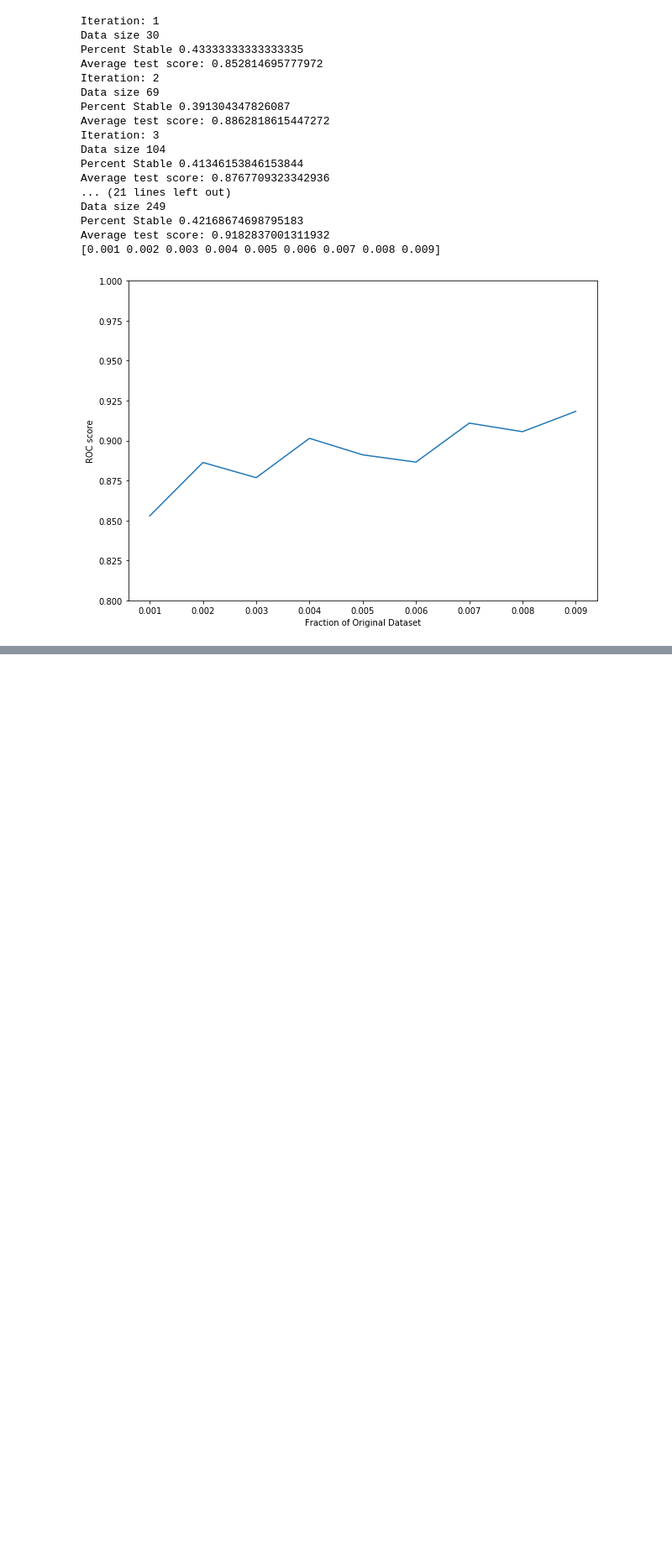
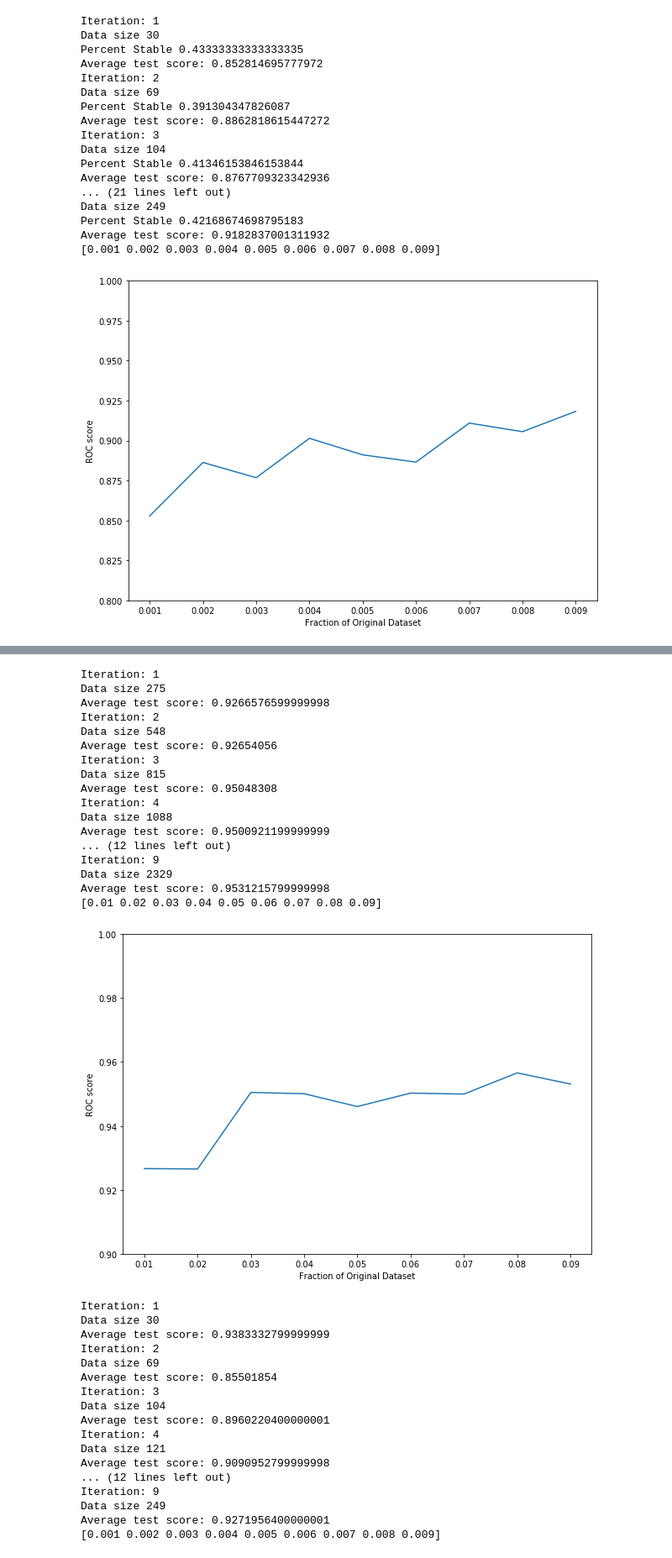
Before and after one commit to dtamayo/MLstability, a Jupyter notebook: Analysis/Old_Tuning_Notebooks/Performance vs Dataset Size.ipynb, the cells around one changed output, grey strips where cells are left out. Shown at 84% size. Cells and saved outputs as stored; diff of their text form; code cells hidden in the pictures; blank space fills up the shorter version.

```diff
--- a/Analysis/Old_Tuning_Notebooks/Performance vs Dataset Size.ipynb
+++ b/Analysis/Old_Tuning_Notebooks/Performance vs Dataset Size.ipynb
@@ -153,0 +213,39 @@ Average test score: 0.9182837001311932
+# %%
+data_set_size_cv(0.01)
+data_set_size_cv(0.001, [0.8, 1])
+# %% [output]
+Iteration: 1
+Data size 275
+Average test score: 0.9266576599999998
+Iteration: 2
+Data size 548
+Average test score: 0.92654056
+Iteration: 3
+Data size 815
+Average test score: 0.95048308
+Iteration: 4
+Data size 1088
+Average test score: 0.9500921199999999
+... (12 lines left out)
+Iteration: 9
+Data size 2329
+Average test score: 0.9531215799999998
+[0.01 0.02 0.03 0.04 0.05 0.06 0.07 0.08 0.09]
+[figure, added]
+Iteration: 1
+Data size 30
+Average test score: 0.9383332799999999
+Iteration: 2
+Data size 69
+Average test score: 0.85501854
+Iteration: 3
+Data size 104
+Average test score: 0.8960220400000001
+Iteration: 4
+Data size 121
+Average test score: 0.9090952799999998
+... (12 lines left out)
+Iteration: 9
+Data size 249
+Average test score: 0.9271956400000001
+[0.001 0.002 0.003 0.004 0.005 0.006 0.007 0.008 0.009]
```
Also changed, not shown: parts of 2 cells of this notebook.
